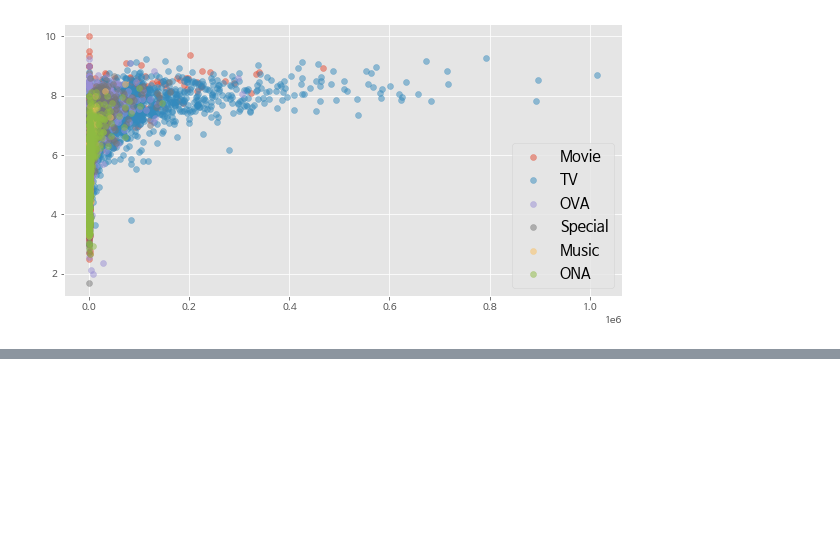
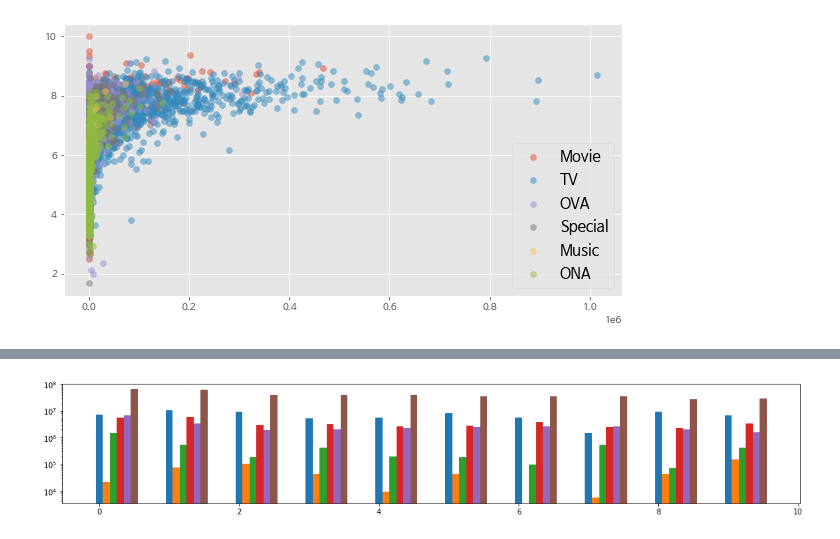
Before and after one commit to led156/SKT-FLYAI, a Jupyter notebook: 파이썬/Pandas.ipynb, the cells around one changed output, grey strips where cells are left out. Saved outputs shown, nothing was run; the diff lists cells and outputs as text; code cells hidden in the pictures; blank space fills up the shorter version.

Commit message:
Pandas

```diff
--- a/파이썬/Pandas.ipynb
+++ b/파이썬/Pandas.ipynb
@@ -426,0 +431,6 @@ plt.show()
+# %%
+import pandas as pd
+import matplotlib.pyplot as plt
+
+df = pd.read_csv('./sample/anime_genre_top10_pivoted.csv', index_col = 'genre')
+df
@@ -426,0 +450,19 @@ plt.show()
+# %%
+import numpy as np
+
+plt.rc('font', family='NanumBarunGothic')
+
+fig = plt.figure(figsize =(18, 3))
+ax = fig.add_subplot(111)
+wt = np.array(range(len(df)))
+w = 0.1
+
+for i in df.columns:
+  ax.bar(wt, df[i], width=w, label=i)
+  wt = wt + w # w 씩 옮겨가서 그래프 그리기
+
+ax.set_yscale('log') # 너무 큰 데이터에 대해 맞추어줌.
+
+plt.show()
+# %% [output]
+[figure, added]
```
Also changed, not shown: parts of 10 cells of this notebook.
